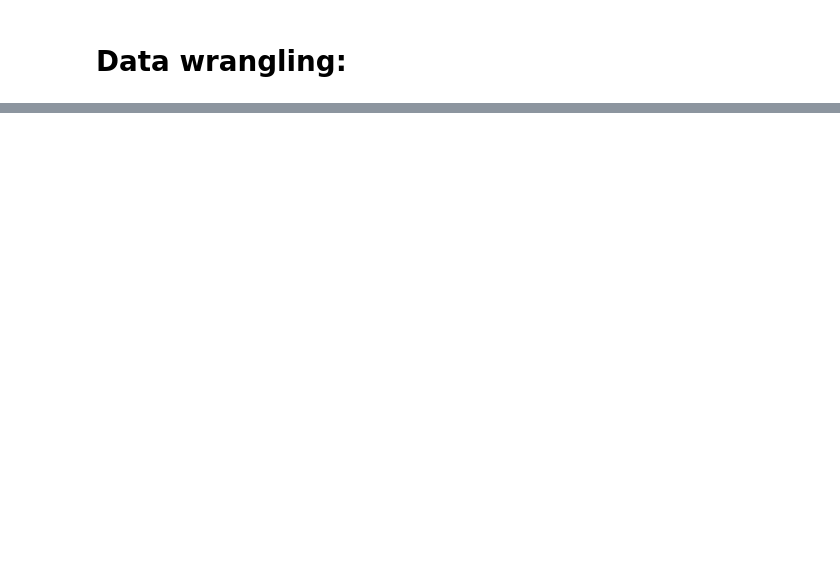
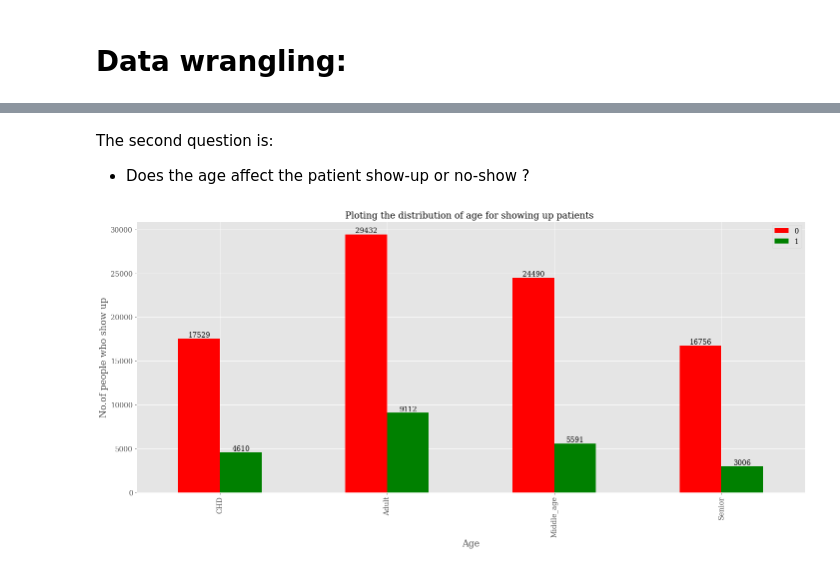
Before and after one commit to fahimguide/Medical-Appointment-No-Shows-Analysis, a Jupyter notebook: version2_project2.ipynb, the cells around one changed output, grey strips where cells are left out. Saved outputs shown, nothing was run; the diff lists cells and outputs as text; code cells hidden in the pictures; blank space fills up the shorter version.

```diff
--- a/version2_project2.ipynb
+++ b/version2_project2.ipynb
@@ -214,0 +365,21 @@ df_copy.set_index("AppointmentID", inplace=True)
+# %% [markdown]
+The second question is:
+* Does the age affect the patient show-up or no-show ?
+# %%
+# bin the Age to 4 categories
+bin_labels = ['CHD', 'Adult', 'Middle_age', 'Senior']
+bin_edges = [0,13,40,60,116]
+df_copy['Age_group']=pd.cut(df_copy['Age'], bins = bin_edges,labels=bin_labels,include_lowest = True)
+# %%
+# group data by people who had show up on time and people who had not show up on time and plot the data
+fig = (df_copy.groupby("Age_group")['No_show']
+.value_counts().unstack()
+.plot.bar(figsize=(24,10), color=["red","green"], linewidth=3, fontsize=14));
+plt.xlabel('Age', fontsize = 18);
+plt.ylabel('No.of people who show up', fontsize = 18);
+plt.title('Ploting the distribution of age for showing up patients ',fontsize = 18);
+plt.bar_label(fig.containers[0], label_type='edge');
+plt.bar_label(fig.containers[1], label_type='edge');
+plt.legend(loc = 'upper right');
+# %% [output]
+[figure, added]
```
Also changed, not shown: parts of 33 cells of this notebook, 3 other files.
